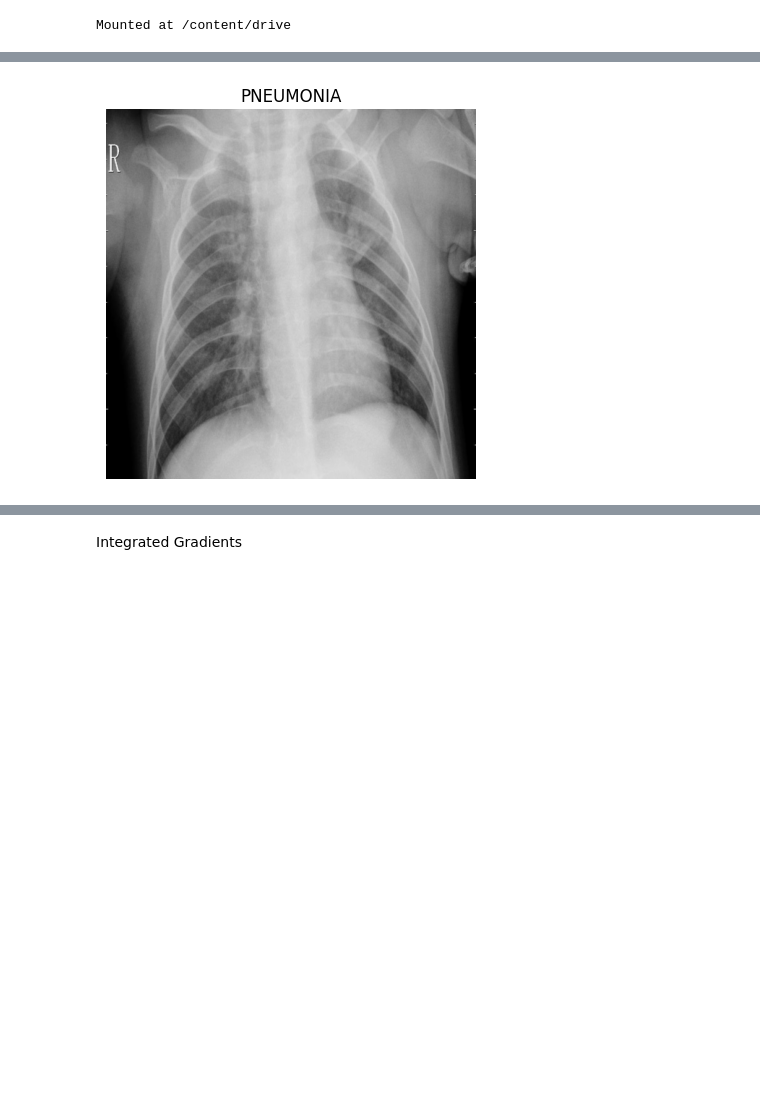
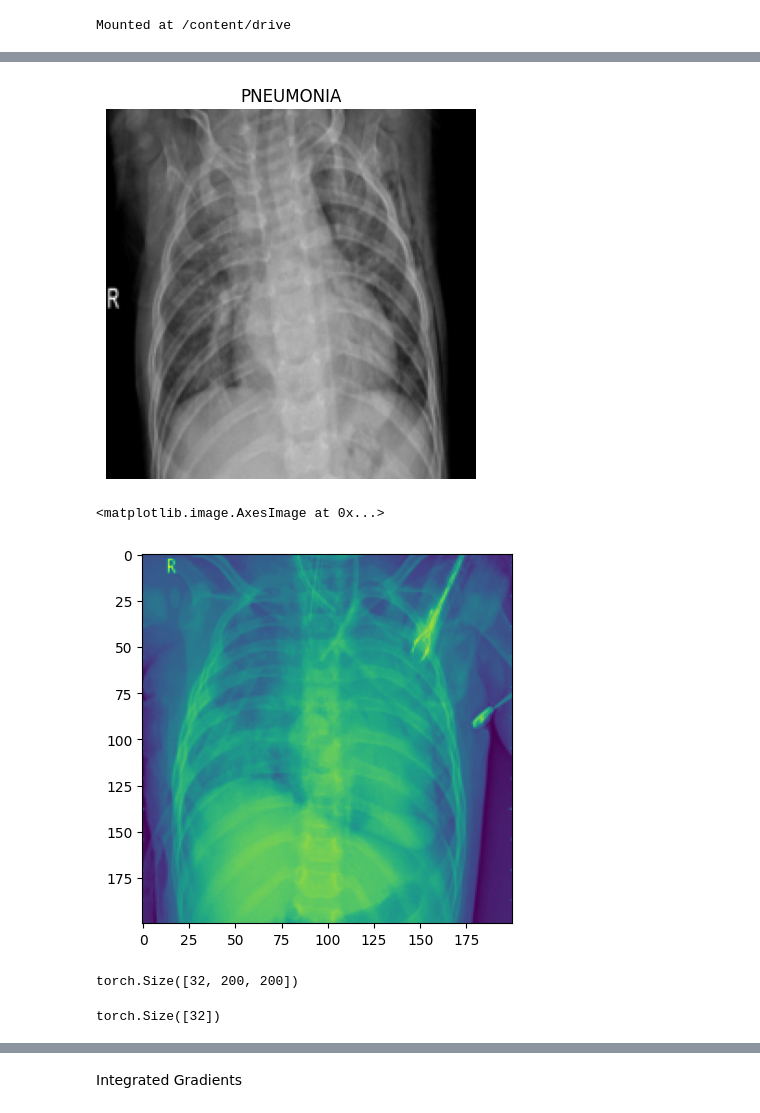
Before and after one commit to heden1/Interpretable-and-Explainable-Classification-for-Medical-Data, a Jupyter notebook: Part_02/ML4HC_Part02.ipynb, the cells around one changed output, grey strips where cells are left out. Saved outputs shown, nothing was run; the diff lists cells and outputs as text; code cells hidden in the pictures; blank space fills up the shorter version.

```diff
--- a/Part_02/ML4HC_Part02.ipynb
+++ b/Part_02/ML4HC_Part02.ipynb
@@ -93,39 +99,36 @@ test = test_normal + test_pneumonia
 # to normalize to [0,1]
 class normalize(object):
     def __call__(self, sample):
-        image, label = sample
-        return image.float() / torch.max(image), label #devide by max pixel
+        sample = sample.float()
+        sample = (sample - torch.min(sample)) / (torch.max(sample) - torch.min(sample))
+        return sample
 
 def get_data(path):
     # def transforms
     transform = transforms.Compose([
-        transforms.Resize((512, 512)),  # resize
-        transforms.ToTensor(),           # to PyTorch tensors
-        #normalize()                        # normalize to [0, 1] >> information in absolut value
+        transforms.Resize((200, 200)),  # resize
+        transforms.ToTensor(),           # to PyTorch tensors, including normalization to [0, 1]
+        normalize()                        # normalize to [0, 1]
     ])
 
     # load dataset with transforms
     dataset = datasets.ImageFolder(root=path, transform=transform)
 
-    # print labels and images
-    #for images, labels in dataloader:
-    #    print(images.shape)
-    #    print(labels)
-
     return dataset
 # %%
 # loading dataset
-train_dataset = get_data('/content/chest_xray/train')
-val_dataset = get_data('/content/chest_xray/val')
-test_dataset = get_data('/content/chest_xray/test')
+train_dataset = get_data('/content/drive/MyDrive/ETH/chest_xray/train')
+val_dataset = get_data('/content/drive/MyDrive/ETH/chest_xray/val')
+test_dataset = get_data('/content/drive/MyDrive/ETH/chest_xray/test')
 
 #to dataloader
 batch = 32
+
 train = torch.utils.data.DataLoader(train_dataset, batch_size=batch, shuffle=True)
 val = torch.utils.data.DataLoader(val_dataset, batch_size=batch, shuffle=True)
 test = torch.utils.data.DataLoader(test_dataset, batch_size=batch, shuffle=True)
 # %%
-## Plotting one example
+# Plot one example
 # get next image
 images, labels = next(iter(train))
 
@@ -145,4 +148,4 @@ plt.title(classes[label])
 plt.axis('off')
 plt.show()
 # %% [output]
-[figure, old version]
+[figure, new version]
@@ -150,0 +152,14 @@ plt.show()
+# %%
+#images, labels = next(iter(train))
+plt.imshow(images[5,0,:,:])
+# %% [output]
+<matplotlib.image.AxesImage at 0x...>
+[figure, added]
+# %%
+images[:,0,:,:].size()
+# %% [output]
+torch.Size([32, 200, 200])
+# %%
+labels.size()
+# %% [output]
+torch.Size([32])
```
Also changed, not shown: parts of 39 cells of this notebook.
